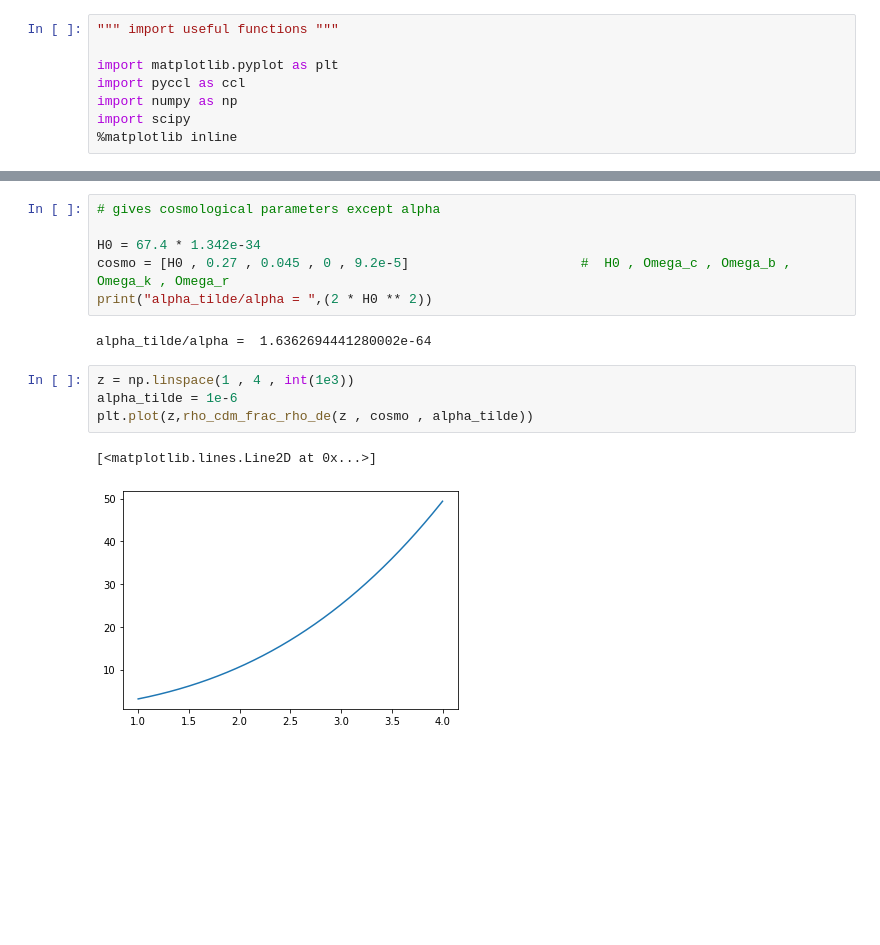
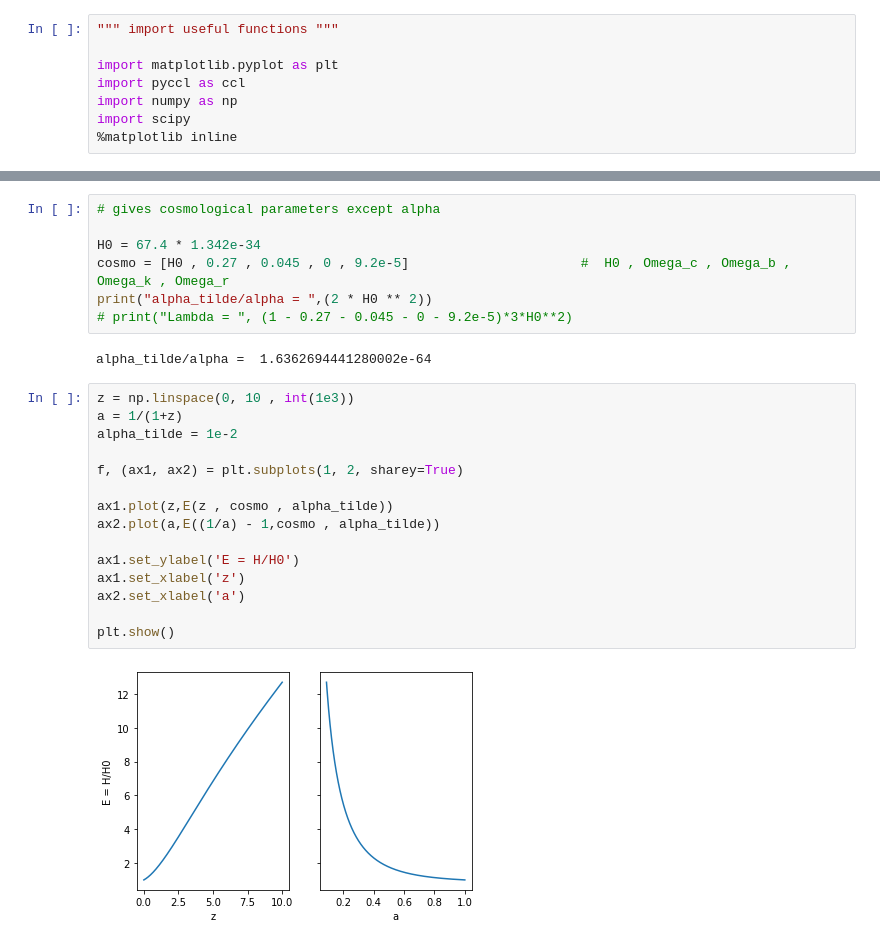
Before and after one commit to CarolaZano/4DEGB-tests, a Jupyter notebook: 4DEGB_tests_WandM_corrected_eq.ipynb, the cells around one changed output, grey strips where cells are left out. Cells and saved outputs as stored; diff of their text form; blank space fills up the shorter version.

```diff
--- a/4DEGB_tests_WandM_corrected_eq.ipynb
+++ b/4DEGB_tests_WandM_corrected_eq.ipynb
@@ -90,12 +82,23 @@ def omega_de(z , cosmo , alpha_tilde):
 H0 = 67.4 * 1.342e-34
 cosmo = [H0 , 0.27 , 0.045 , 0 , 9.2e-5]                      #  H0 , Omega_c , Omega_b , Omega_k , Omega_r
 print("alpha_tilde/alpha = ",(2 * H0 ** 2))
+# print("Lambda = ", (1 - 0.27 - 0.045 - 0 - 9.2e-5)*3*H0**2)
 # %% [output]
 alpha_tilde/alpha =  1.6362694441280002e-64
 # %%
-z = np.linspace(1 , 4 , int(1e3))
-alpha_tilde = 1e-6
-plt.plot(z,rho_cdm_frac_rho_de(z , cosmo , alpha_tilde))
+z = np.linspace(0, 10 , int(1e3))
+a = 1/(1+z)
+alpha_tilde = 1e-2
+
+f, (ax1, ax2) = plt.subplots(1, 2, sharey=True)
+
+ax1.plot(z,E(z , cosmo , alpha_tilde))
+ax2.plot(a,E((1/a) - 1,cosmo , alpha_tilde))
+
+ax1.set_ylabel('E = H/H0')
+ax1.set_xlabel('z')
+ax2.set_xlabel('a')
+
+plt.show()
 # %% [output]
-[<matplotlib.lines.Line2D at 0x...>]
-[figure, old version]
+[figure, new version]
```
Also changed, not shown: parts of 6 cells of this notebook.
